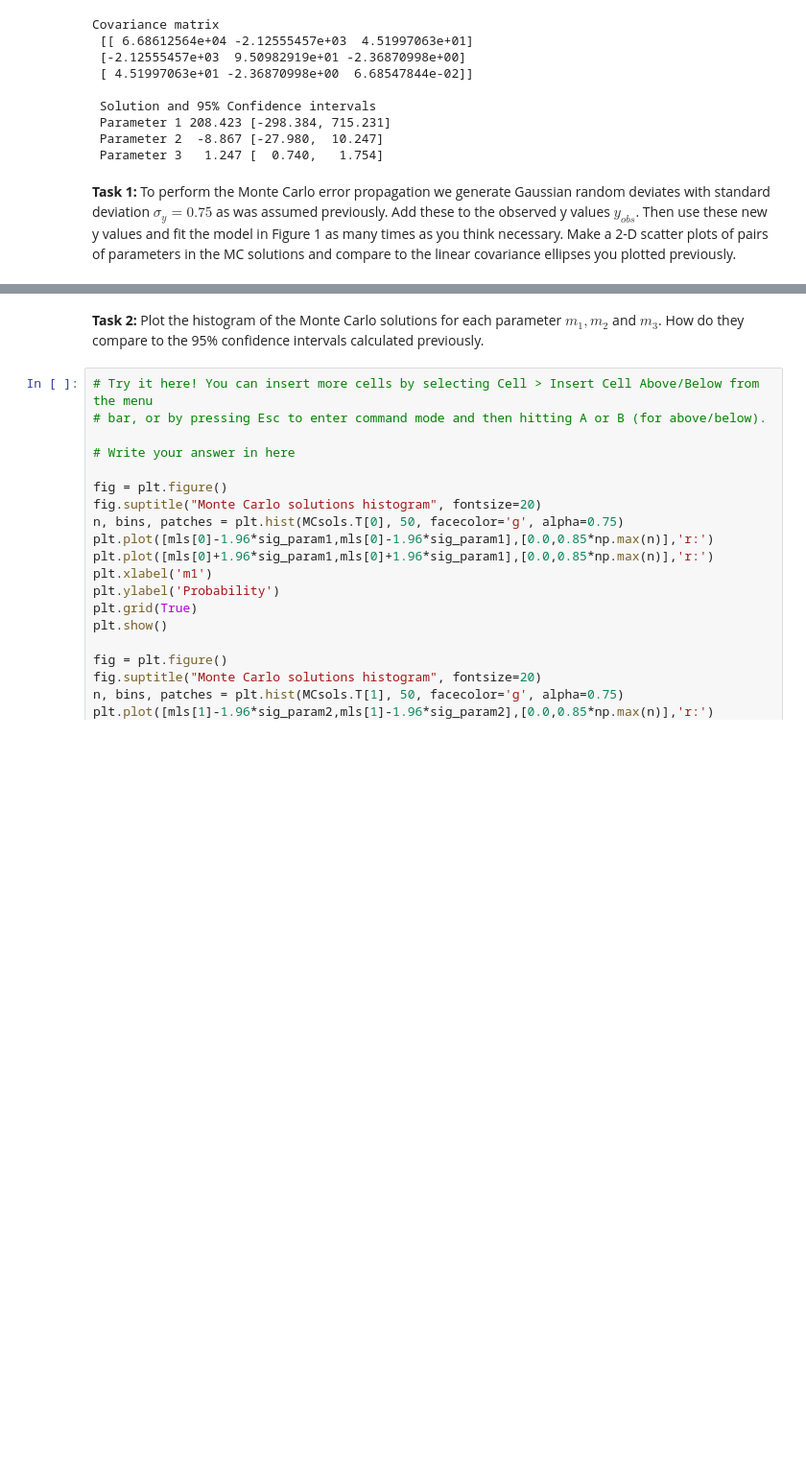
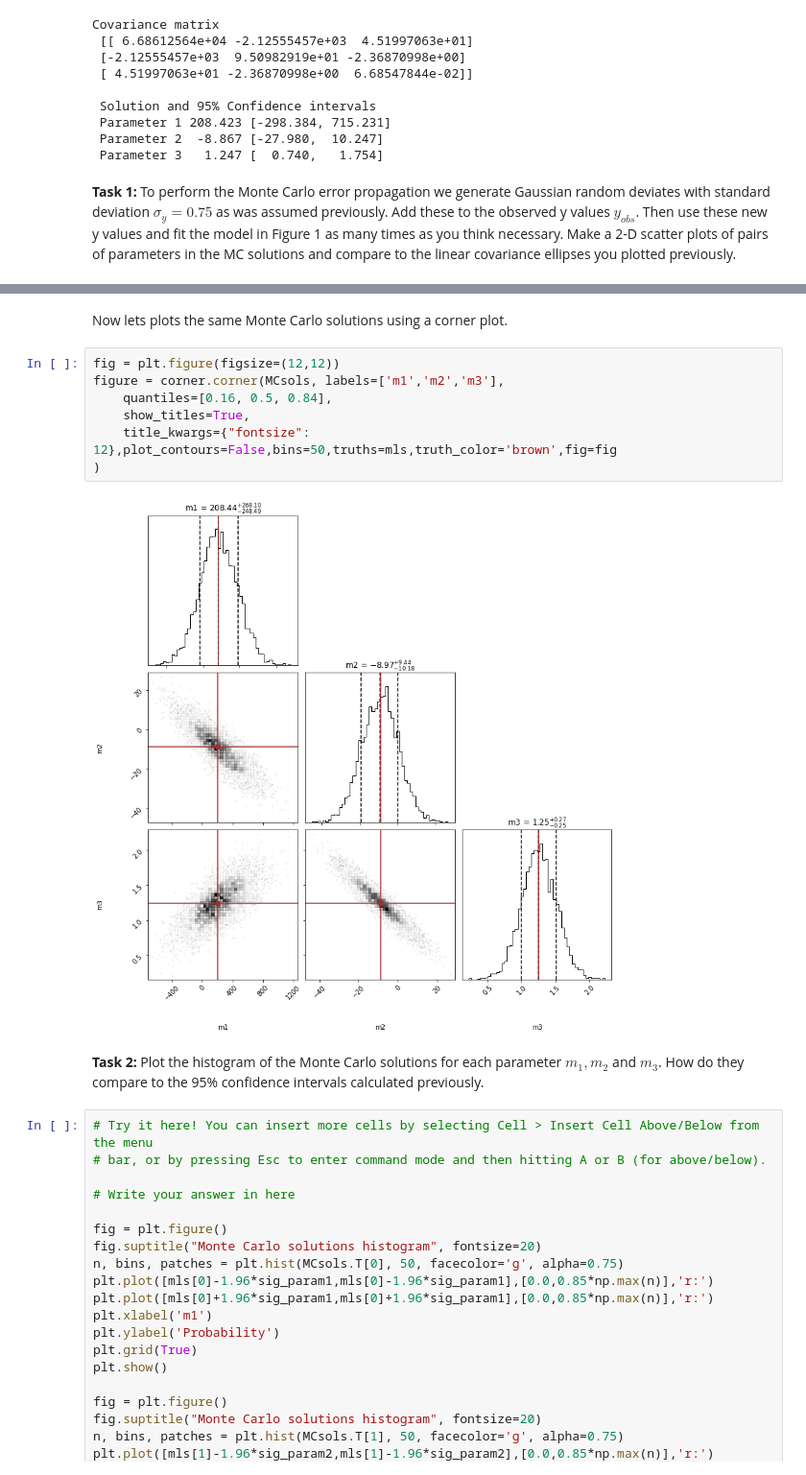
Before and after one commit to anu-ilab/JupyterPracticals, a Jupyter notebook: Solutions/S1.5 - Monte Carlo error propagation_regression-solution.ipynb, the cells around one changed output, grey strips where cells are left out. Shown: that part at 96% size. Saved outputs shown, nothing was run; the diff lists cells and outputs as text; blank space fills up the shorter version.

```diff
--- a/Solutions/S1.5 - Monte Carlo error propagation_regression-solution.ipynb
+++ b/Solutions/S1.5 - Monte Carlo error propagation_regression-solution.ipynb
@@ -183,3 +189,14 @@ plt.show()
+# %% [markdown]
+Now lets plots the same Monte Carlo solutions using a corner plot.
+# %%
+fig = plt.figure(figsize=(12,12))
+figure = corner.corner(MCsols, labels=['m1','m2','m3'],
+    quantiles=[0.16, 0.5, 0.84],
+    show_titles=True,
+    title_kwargs={"fontsize": 12},plot_contours=False,bins=50,truths=mls,truth_color='brown',fig=fig
+)
+# %% [output]
+[figure, added]
 # %% [markdown]
 **Task 2:** Plot the histogram of the Monte Carlo solutions for each parameter
     $m_1,m_2$ and $m_3$. How do they compare to the 95% confidence
```
Also changed, not shown: parts of 9 cells of this notebook, 5 other files.
